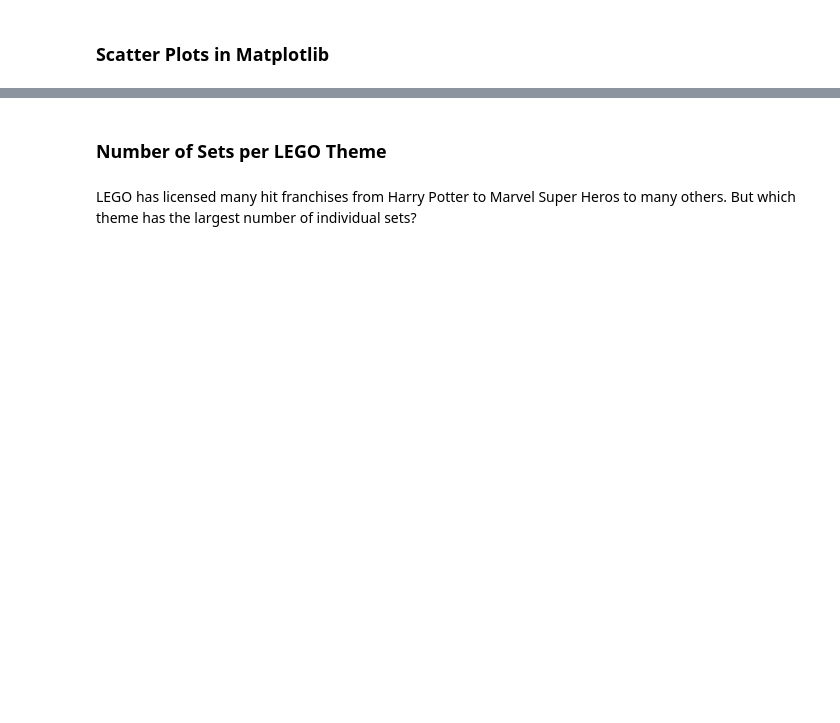
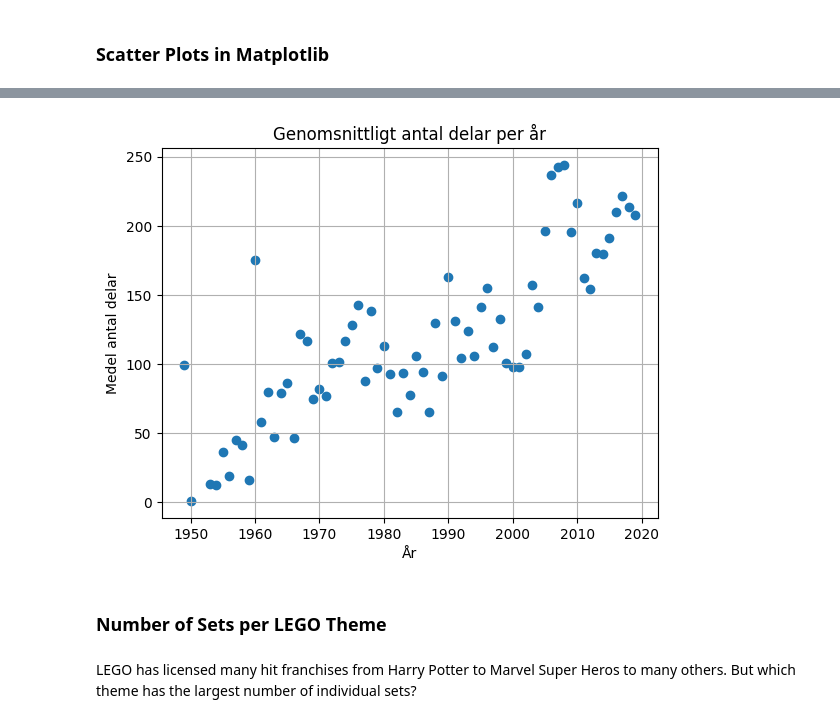
Before and after one commit to Response201/Python_Pro_Bootcamp_Day_16_to_100, a Jupyter notebook: Day 73-74/Project - Lego Analysis/Lego.ipynb, the cells around one changed output, grey strips where cells are left out. Drawn from its saved outputs; the diff is of its cells as text; code cells hidden in the pictures; blank space fills up the shorter version.

```diff
--- a/Day 73-74/Project - Lego Analysis/Lego.ipynb
+++ b/Day 73-74/Project - Lego Analysis/Lego.ipynb
@@ -188,3 +207,18 @@ Let's work out the number of different themes shipped by year. This means we hav
+# %%
+import matplotlib.pyplot as plt
+
+mean_parts = sets[sets['year'] < 2020].groupby('year').agg({'num_parts': 'mean'})
+
+x = mean_parts.index
+y = mean_parts['num_parts']
+plt.scatter(x, y)
+plt.xlabel('År')
+plt.ylabel('Medel antal delar')
+plt.title('Genomsnittligt antal delar per år')
+plt.grid(True)
+plt.show()
+# %% [output]
+[figure, added]
 # %% [markdown]
 ### Number of Sets per LEGO Theme
 # %% [markdown]
```
Also changed, not shown: parts of 12 cells of this notebook.
